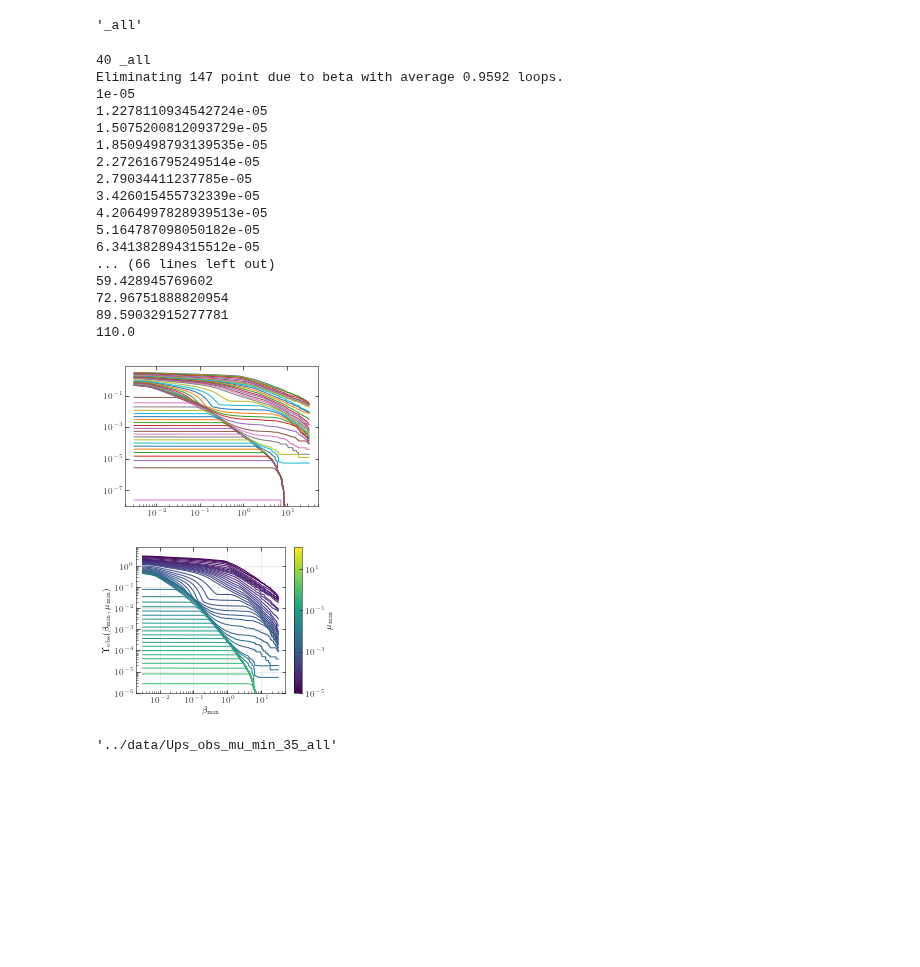
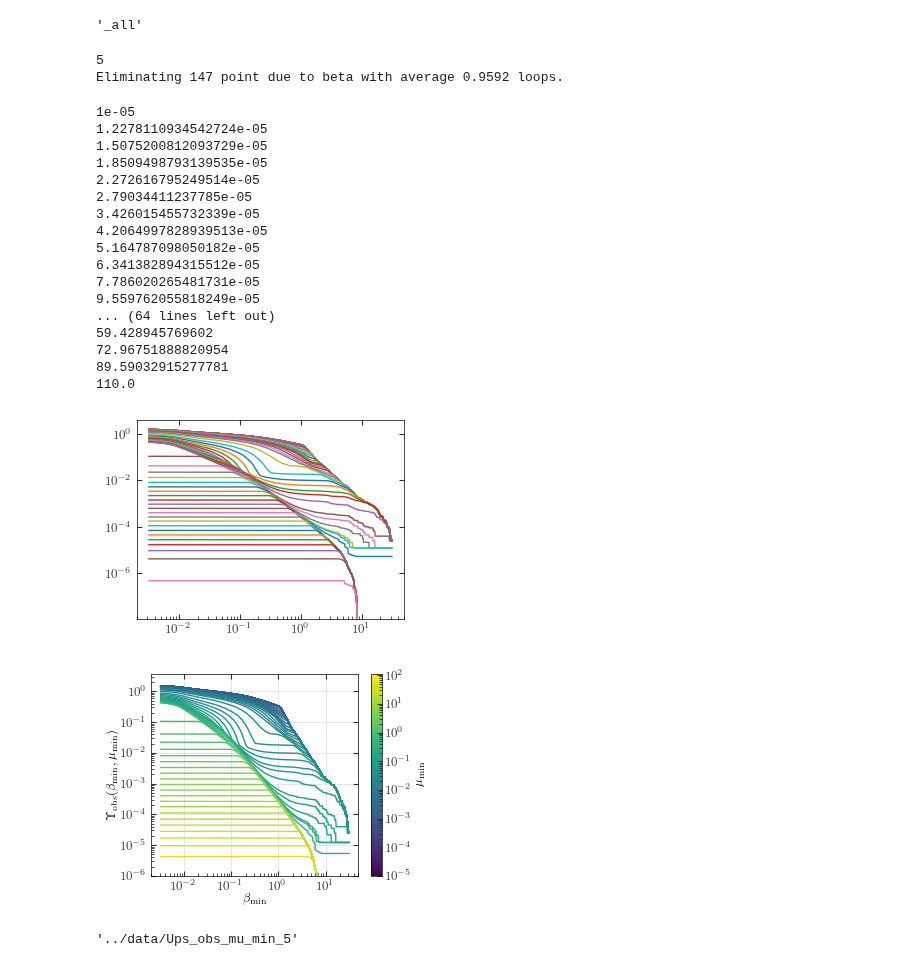
Before and after one commit to Richard-Sti/GSHE_public, a Jupyter notebook: scripts/upsilon_plots.ipynb, the cells around one changed output. Cells and saved outputs as stored; diff of their text form; code cells hidden in the pictures; blank space fills up the shorter version.

```diff
--- a/scripts/upsilon_plots.ipynb
+++ b/scripts/upsilon_plots.ipynb
@@ -214,8 +208,8 @@ loop_name
 # %%
 #store as a function of the minimum magnification
 
-r_src = 40
-Nmax = 7
+r_src = 5
+Nmax = 0
 loop_name = '' if Nmax == 0 else ( '_all' if Nmax==7 else '_%i'%n)
 print(r_src,loop_name)
 
@@ -238,23 +232,25 @@ for mu_min in mu_min_arr:
     print(mu_min)
     ups_obs_arr.append(ups)
 # %% [output]
-40 _all
+5
 Eliminating 147 point due to beta with average 0.9592 loops.
-1e-05
-1.2278110934542724e-05
-1.5075200812093729e-05
-1.8509498793139535e-05
-2.272616795249514e-05
-2.79034411237785e-05
-3.426015455732339e-05
-4.2064997828939513e-05
-5.164787098050182e-05
-6.341382894315512e-05
-... (66 lines left out)
-59.428945769602
-72.96751888820954
-89.59032915277781
-110.0
+1e-05
+1.2278110934542724e-05
+1.5075200812093729e-05
+1.8509498793139535e-05
+2.272616795249514e-05
+2.79034411237785e-05
+3.426015455732339e-05
+4.2064997828939513e-05
+5.164787098050182e-05
+6.341382894315512e-05
+7.786020265481731e-05
+9.559762055818249e-05
+... (64 lines left out)
+59.428945769602
+72.96751888820954
+89.59032915277781
+110.0
 # %%
 ups_obs_arr = np.array(ups_obs_arr)
 for i,mu_min in enumerate(mu_min_arr):
@@ -262,41 +258,43 @@ for i,mu_min in enumerate(mu_min_arr):
 
 # plt.legend()
 # %% [output]
-[figure, old version]
+[figure, new version]
 # %%
 import matplotlib.pyplot as plt
 import numpy as np
 from matplotlib import colors
+
+tosave=False
 
 ups_obs_arr = np.array(ups_obs_arr)
 
 
 fig, ax = plt.subplots()
 lines = []
 
 mu_min_norm = colors.LogNorm(vmin=min(mu_min_arr), vmax=max(mu_min_arr))
 cbar = fig.colorbar(plt.cm.ScalarMappable(norm=mu_min_norm, cmap='viridis'), ax=ax)
 cmap = plt.cm.get_cmap('viridis')
 
 for i, mu_min in enumerate(mu_min_arr):
     line, = ax.loglog(betalims, ups_obs_arr[i, :], c=cmap(mu_min_norm(mu_min)))
     lines.append(line)
 
 cbar.set_label(r'$\mu_{\rm min}$')
 
 
 
 ax.set_ylabel(r"$\Upsilon_{\rm obs}(\beta_{\rm min},\mu_{\rm min})$")
 ax.set_xlabel(r"$\beta_{\rm min}$")
 ax.set_ylim(1e-6,)
 # ax.legend()
 # plt.show()
 ax.grid(alpha=0.3)
 fig.tight_layout()
 if tosave:
     fig.savefig(join(fout, "ups_obs_magnif_many_%g_%s.pdf")%(r_src,loop_name), dpi=450)
 # %% [output]
-[figure, old version]
+[figure, new version]
 # %%
 #save file
 data_dict = {"betalims": betalims, "mu_min_arr": mu_min_arr, "ups_obs_arr": ups_obs_arr}
@@ -305,4 +303,4 @@ np.save("../data/Ups_obs_mu_min_%g%s"%(r_src,loop_name), data_dict, allow_pickle
 # %%
 "../data/Ups_obs_mu_min_%g%s"%(r_src,loop_name)
 # %% [output]
-'../data/Ups_obs_mu_min_35_all'
+'../data/Ups_obs_mu_min_5'
```
Also changed, not shown: parts of 5 cells of this notebook, 7 other files.
